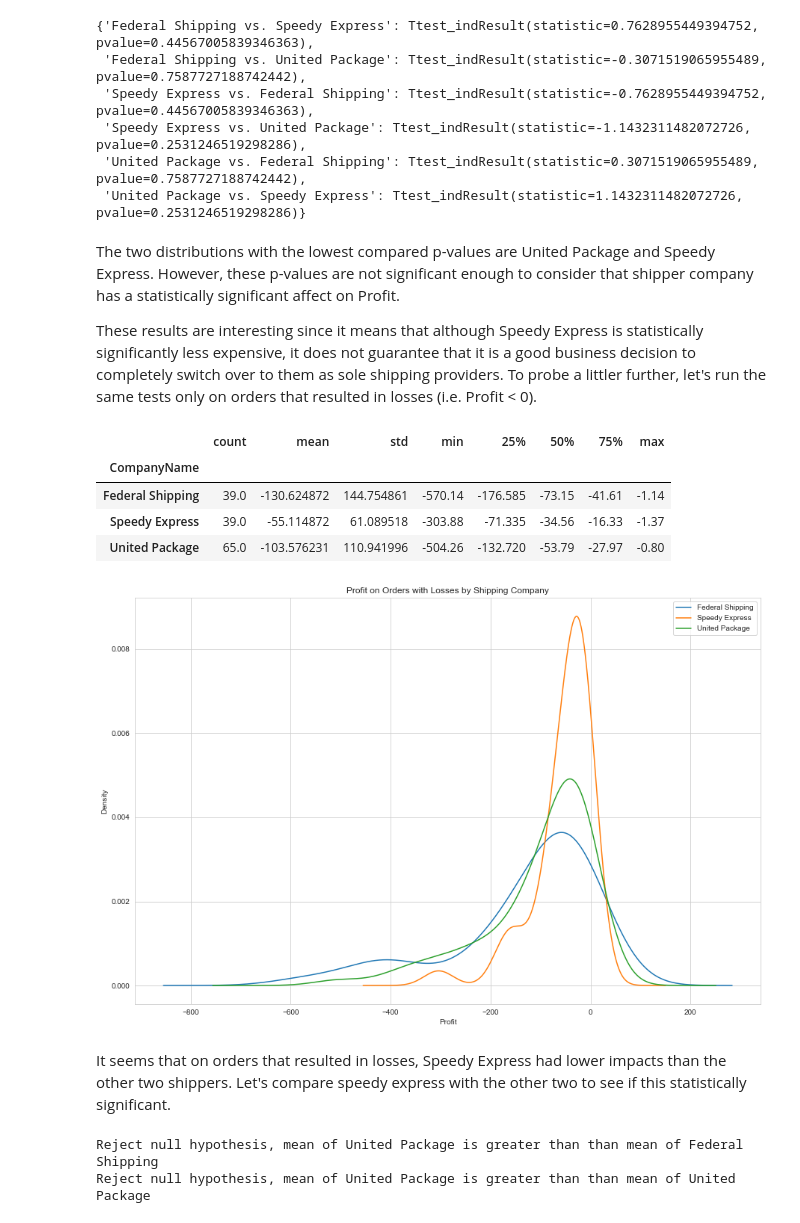
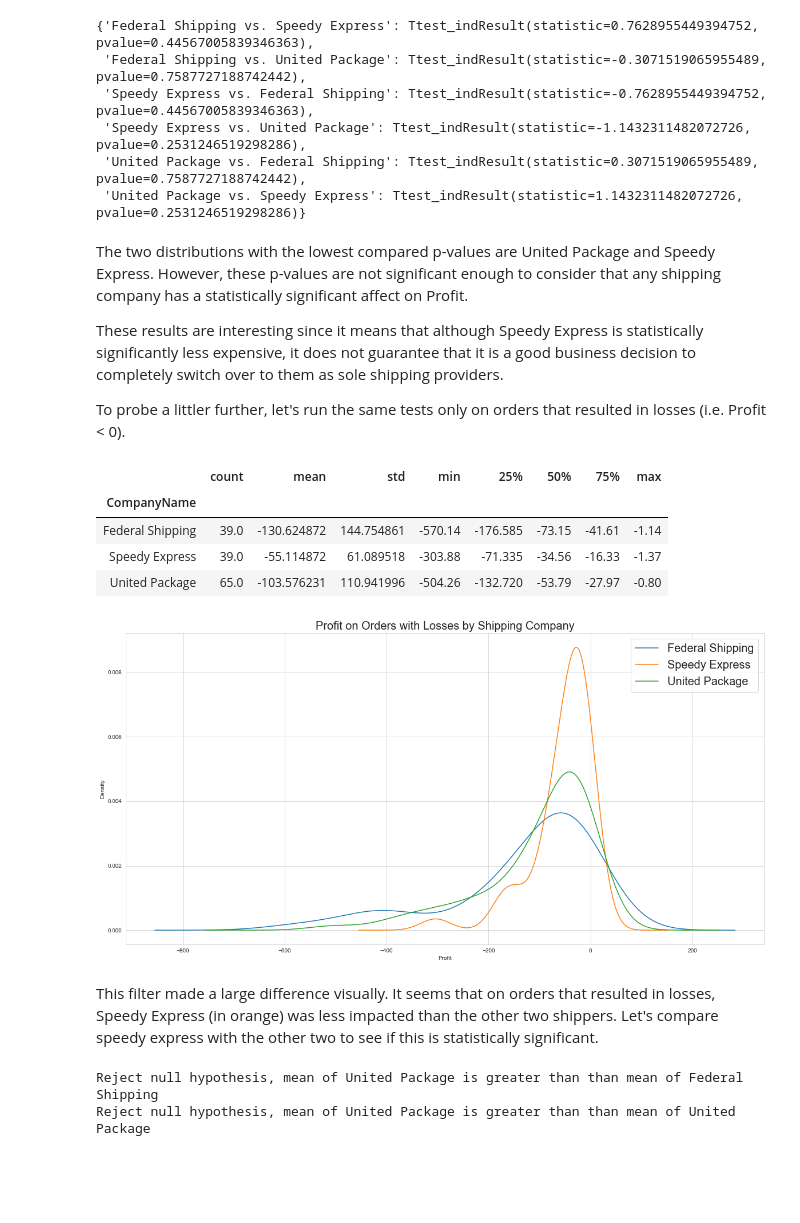
Before and after one commit to melisabardhi/Project2, a Jupyter notebook: Project 2.ipynb, the cells around one changed output. Saved outputs shown, nothing was run; the diff lists cells and outputs as text; code cells hidden in the pictures; blank space fills up the shorter version.

```diff
--- a/Project 2.ipynb
+++ b/Project 2.ipynb
@@ -87,9 +90,10 @@ warnings.filterwarnings('ignore')
 # %%
 # connecting to Northwind Database through sqlite
 conn = sqlite3.connect('Northwind_small.sqlite')
-c = conn.cursor()
-# Deriving high level data schema/ information from Northwind database
-c.execute("SELECT name FROM sqlite_master WHERE type = 'table';").fetchall()
+cur = conn.cursor()
+
+# Deriving high level data schema / table information from Northwind database
+cur.execute("SELECT name FROM sqlite_master WHERE type = 'table';").fetchall()
 # %% [output]
 [('Employee',),
  ('Category',),
@@ -1069,5 +1076,6 @@ First, we need to get our data. This will be a join of the first and second quer
 # %%
-# Query relevant columns
+# Query relevant columns using SQLite
+
 query = """
 SELECT
     od.UnitPrice,
@@ -1090,4 +1098,7 @@ FROM
     ON
     o.ShipVia = s.Id
 """
-df = pd.read_sql_query(query, engine)
+cur.execute(query)
+df = pd.DataFrame(cur.fetchall())
+df.columns = [x[0] for x in cur.description]
+df.head()
@@ -1162,7 +1179,9 @@ pprint(tot_results)
  'United Package vs. Federal Shipping': Ttest_indResult(statistic=0.3071519065955489, pvalue=0.7587727188742442),
  'United Package vs. Speedy Express': Ttest_indResult(statistic=1.1432311482072726, pvalue=0.2531246519298286)}
 # %% [markdown]
-The two distributions with the lowest compared p-values are United Package and Speedy Express. However, these p-values are not significant enough to consider that shipper company has a statistically significant affect on Profit.
+The two distributions with the lowest compared p-values are United Package and Speedy Express. However, these p-values are not significant enough to consider that any shipping company has a statistically significant affect on Profit.
 
-These results are interesting since it means that although Speedy Express is statistically significantly less expensive, it does not guarantee that it is a good business decision to completely switch over to them as sole shipping providers. To probe a littler further, let's run the same tests only on orders that resulted in losses (i.e. Profit < 0).
+These results are interesting since it means that although Speedy Express is statistically significantly less expensive, it does not guarantee that it is a good business decision to completely switch over to them as sole shipping providers.
+
+To probe a littler further, let's run the same tests only on orders that resulted in losses (i.e. Profit < 0).
 # %%
@@ -1175,17 +1195,17 @@ losses.groupby('CompanyName').Profit.describe()
 | Speedy Express | 39.0 | -55.114872 | 61.089518 | -303.88 | -71.335 | -34.56 | -16.33 | -1.37 |
 | United Package | 65.0 | -103.576231 | 110.941996 | -504.26 | -132.720 | -53.79 | -27.97 | -0.80 |
 # %%
-losses.groupby('CompanyName').Profit.plot.kde(figsize=(15, 10))
-plt.legend()
-plt.title('Profit on Orders with Losses by Shipping Company')
+# View PDF again for each shipping company on no profit/losses data
+losses.groupby('CompanyName').Profit.plot.kde(figsize=(20, 10))
+plt.legend(fontsize = 20)
+plt.title('Profit on Orders with Losses by Shipping Company', fontsize = 20)
 plt.xlabel('Profit')
 plt.savefig('loss.png')
 plt.show()
 # %% [output]
-[figure, old version]
+[figure, new version]
 # %% [markdown]
-
-It seems that on orders that resulted in losses, Speedy Express had lower impacts than the other two shippers. Let's compare speedy express with the other two to see if this statistically significant.
+This filter made a large difference visually. It seems that on orders that resulted in losses, Speedy Express (in orange) was less impacted than the other two shippers. Let's compare speedy express with the other two to see if this is statistically significant.
 # %%
 # Run t-test on just losses
 res = []
```
Also changed, not shown: parts of 171 cells of this notebook, 5 other files.
